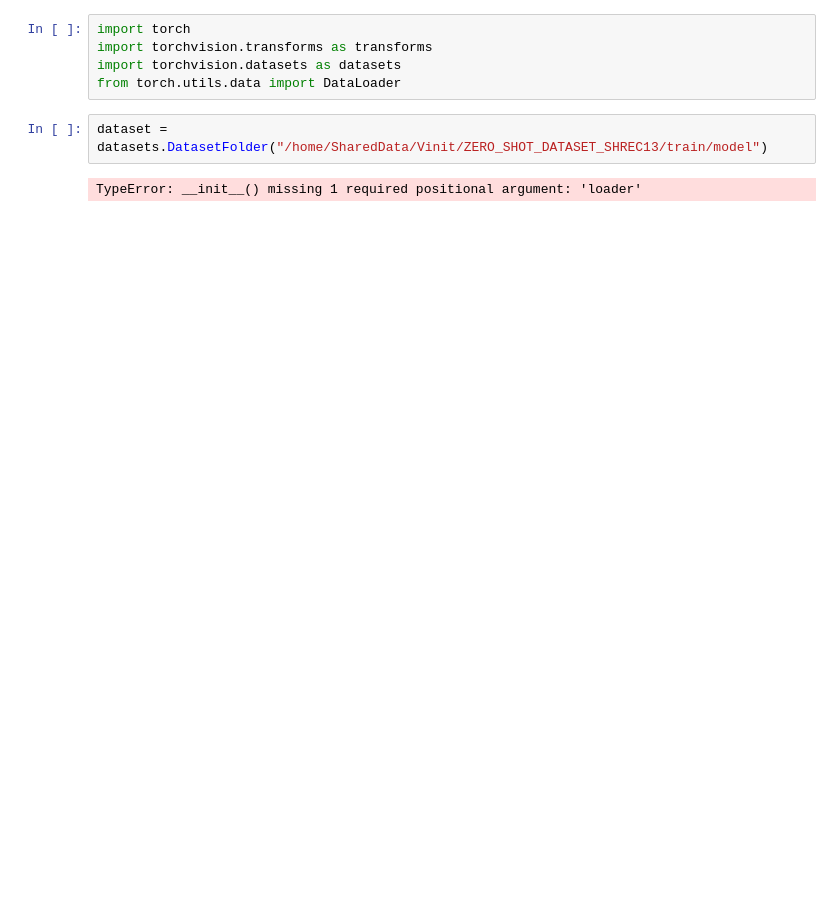
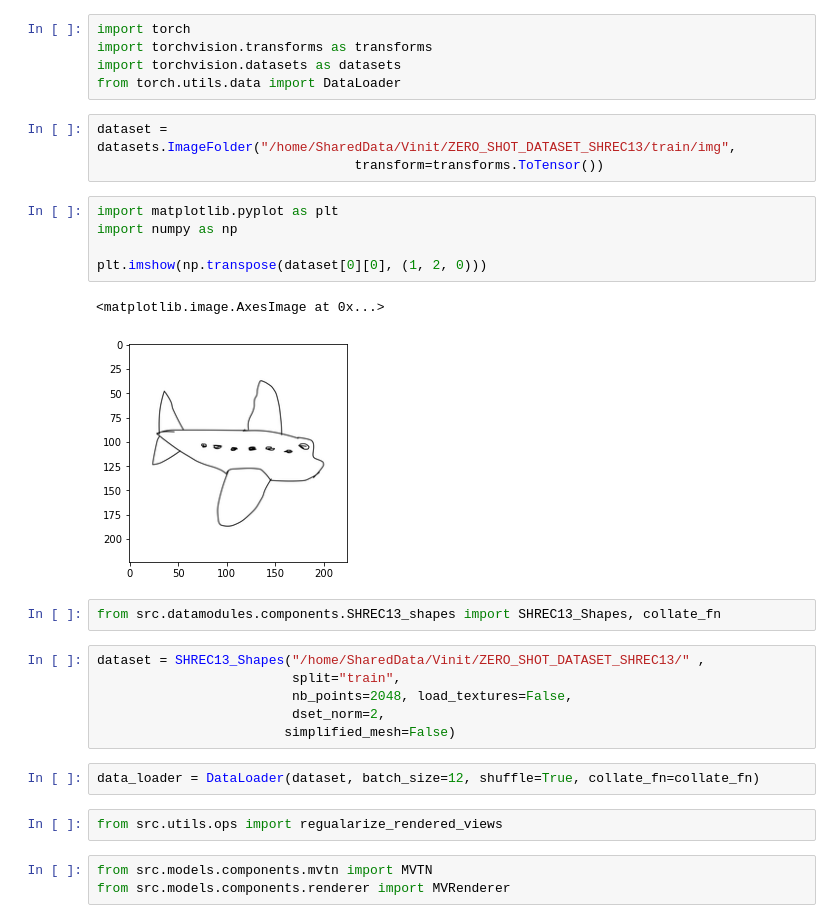
Before and after one commit to TheShiningVampire/DDP1, a Jupyter notebook: src/datamodules/components/SHREC13_shapes.ipynb, the cells around one changed output. Saved outputs shown, nothing was run; the diff lists cells and outputs as text; blank space fills up the shorter version.

```diff
--- a/src/datamodules/components/SHREC13_shapes.ipynb
+++ b/src/datamodules/components/SHREC13_shapes.ipynb
@@ -4,6 +4,28 @@ import torchvision.transforms as transforms
 import torchvision.datasets as datasets
 from torch.utils.data import DataLoader
 # %%
-dataset = datasets.DatasetFolder("/home/SharedData/Vinit/ZERO_SHOT_DATASET_SHREC13/train/model")
+dataset = datasets.ImageFolder("/home/SharedData/Vinit/ZERO_SHOT_DATASET_SHREC13/train/img",
+                                 transform=transforms.ToTensor())
-# %% [output]
-TypeError: __init__() missing 1 required positional argument: 'loader'
+# %%
+import matplotlib.pyplot as plt
+import numpy as np
+
+plt.imshow(np.transpose(dataset[0][0], (1, 2, 0)))
+# %% [output]
+<matplotlib.image.AxesImage at 0x...>
+[figure, added]
+# %%
+from src.datamodules.components.SHREC13_shapes import SHREC13_Shapes, collate_fn
+# %%
+dataset = SHREC13_Shapes("/home/SharedData/Vinit/ZERO_SHOT_DATASET_SHREC13/" ,
+                         split="train",
+                         nb_points=2048, load_textures=False,
+                         dset_norm=2,
+                        simplified_mesh=False)
+# %%
+data_loader = DataLoader(dataset, batch_size=12, shuffle=True, collate_fn=collate_fn)
+# %%
+from src.utils.ops import regualarize_rendered_views
+# %%
+from src.models.components.mvtn import MVTN
+from src.models.components.renderer import MVRenderer
```
Also changed, not shown: parts of 6 cells of this notebook, 9 other files.
